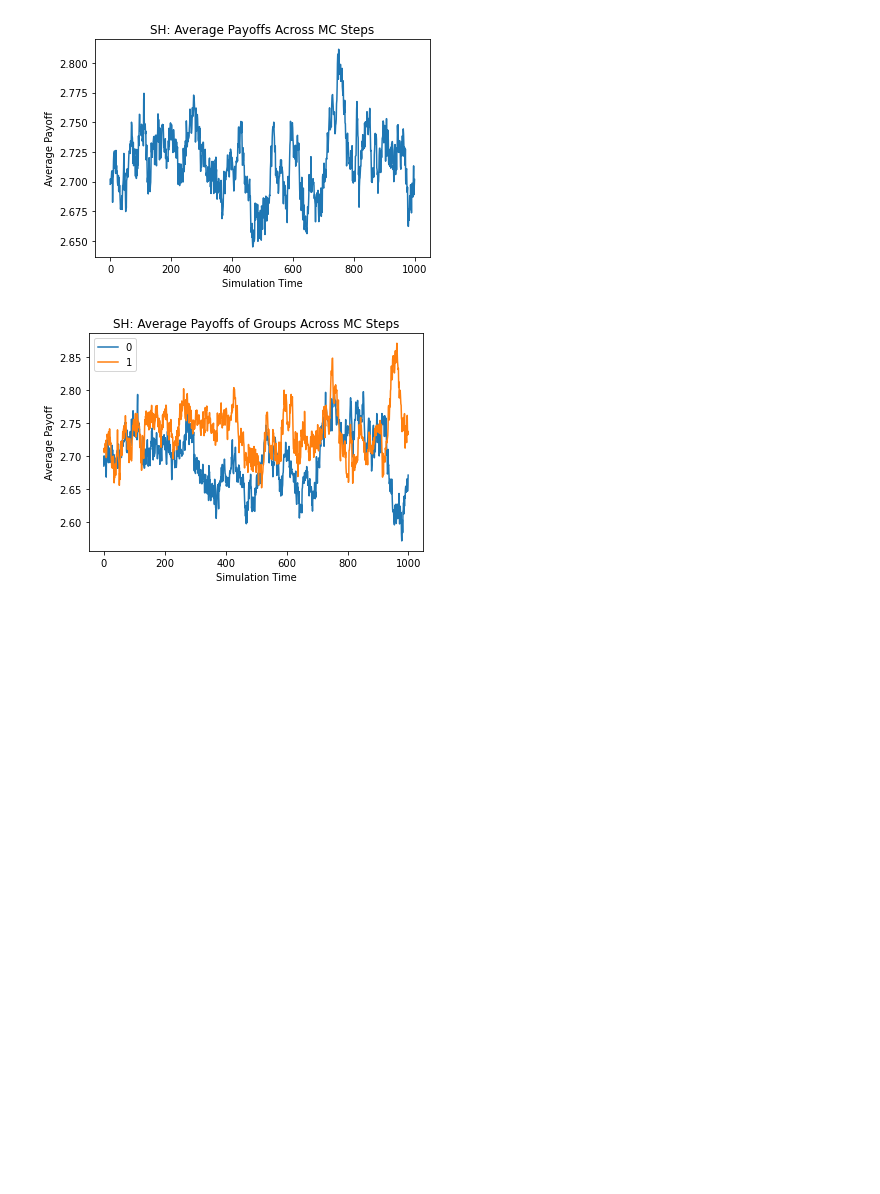
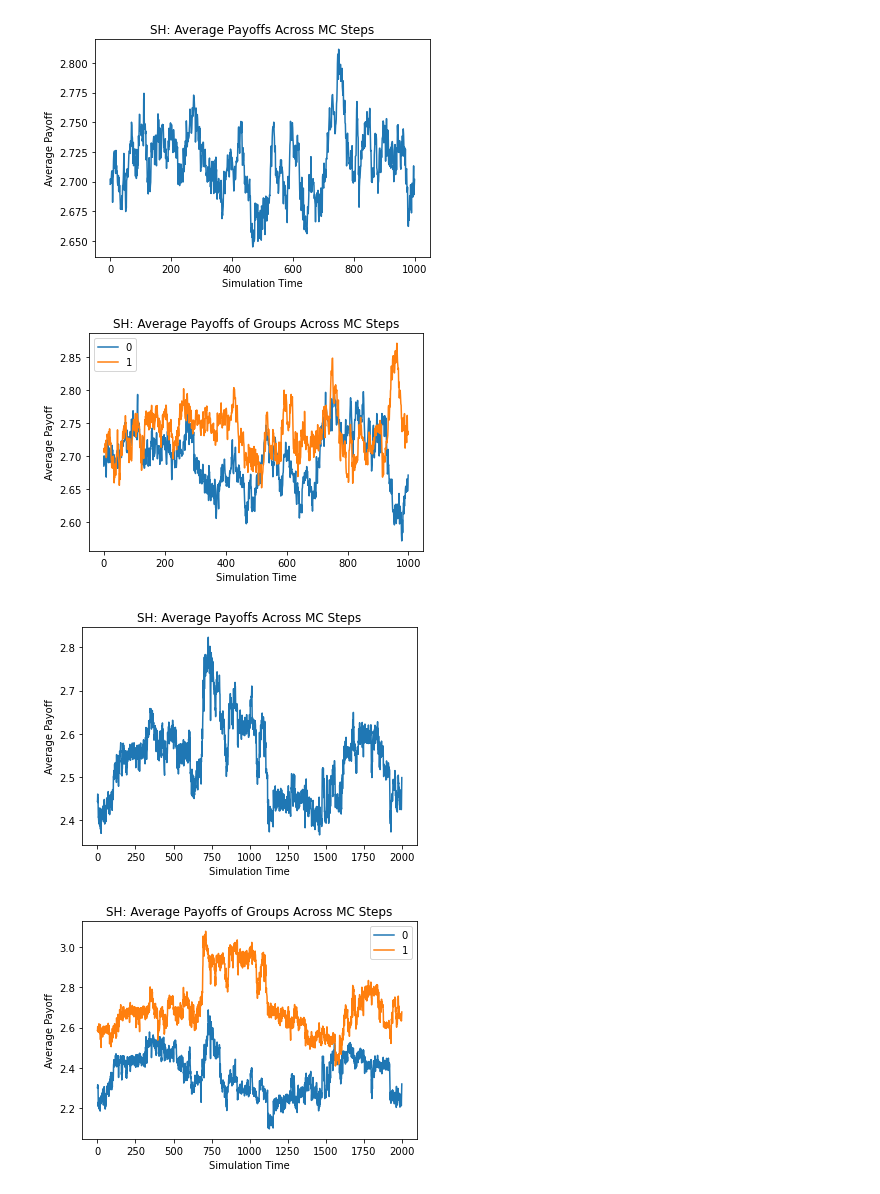
Before and after one commit to juliangarcia/idr, a Jupyter notebook: experiments/Model Experiment MC Payoffs.ipynb, the cells around one changed output. Drawn from its saved outputs; the diff is of its cells as text; code cells hidden in the pictures; blank space fills up the shorter version.

Commit message:
Added more tests to payoff MC experiment

```diff
--- a/experiments/Model Experiment MC Payoffs.ipynb
+++ b/experiments/Model Experiment MC Payoffs.ipynb
@@ -186,3 +186,17 @@ def permute(matching, n):
   warnings.warn(NumbaPendingDeprecationWarning(msg, loc=loc))
 [figure]
 [figure]
+# %%
+# MC on SH with initial beliefs, ingroup = 1.0 outgroup = 0.0, 2000 sim steps
+mc_experiment(monte_carlo_steps, number_of_agents,
+              4, 1,
+              3, 2,
+              1.0, 0.0,
+              1.0, 0.0,
+              2000, rounds_per_step,
+              selection_intensity, perturbation_probability,
+              perturbation_scale, "SH",
+              initial_number_of_0_tags)
+# %% [output]
+[figure, added]
+[figure, added]
```
Also changed, not shown: parts of 3 cells of this notebook.
